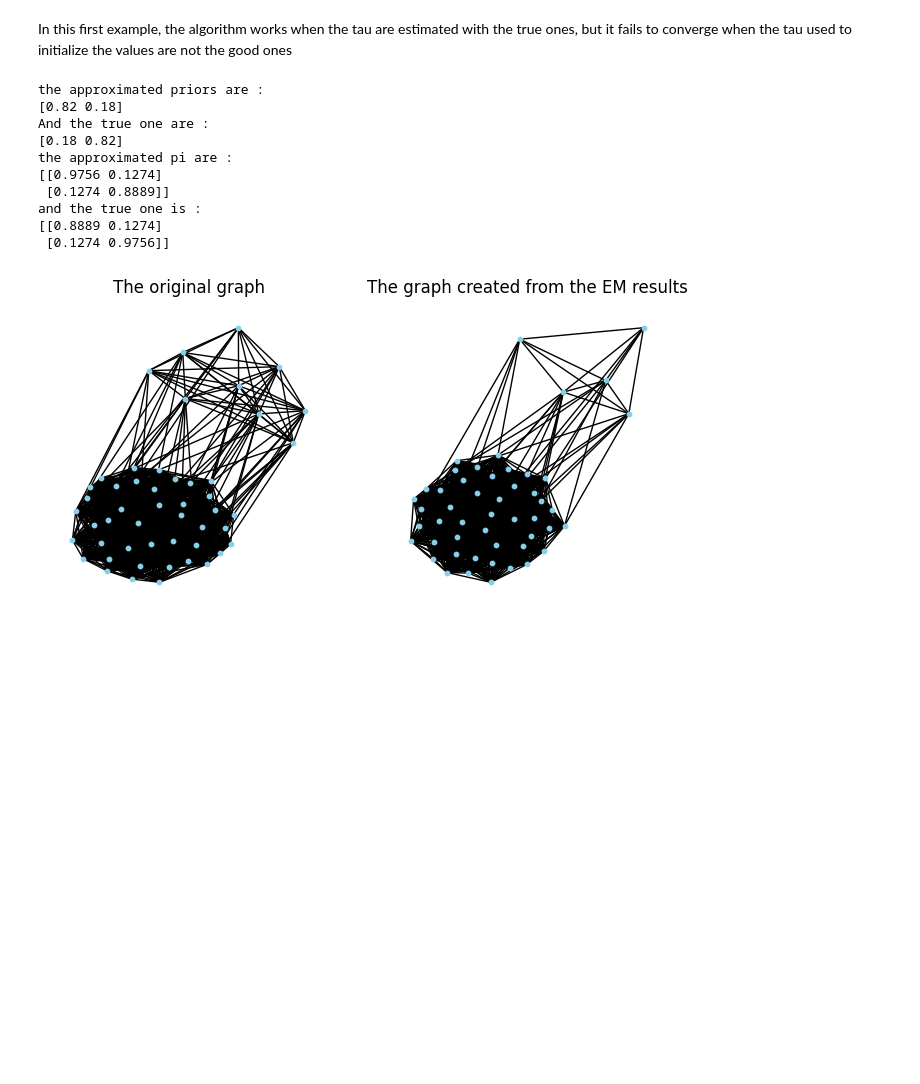
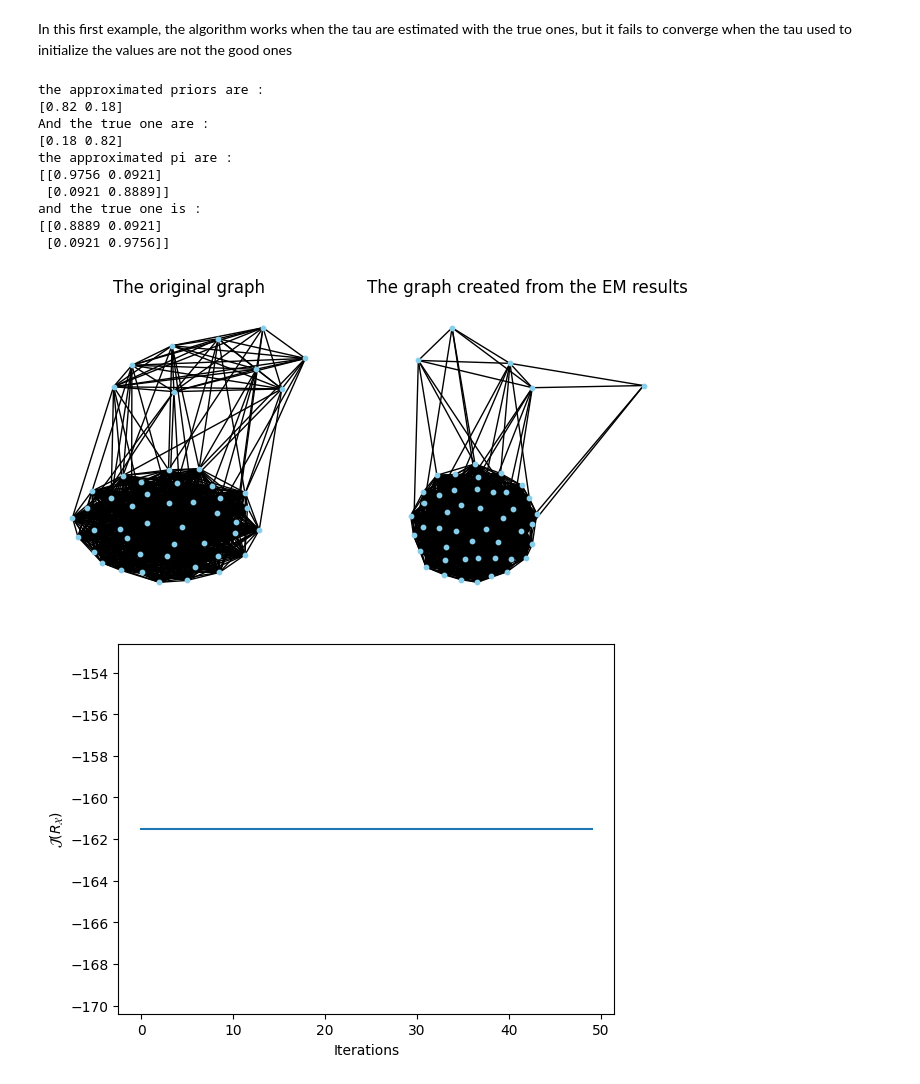
Before and after one commit to ElSacho/Mixture4graph, a Jupyter notebook: notebook_generate_and_EM.ipynb, the cells around one changed output. Drawn from its saved outputs; the diff is of its cells as text; code cells hidden in the pictures; blank space fills up the shorter version.

```diff
--- a/notebook_generate_and_EM.ipynb
+++ b/notebook_generate_and_EM.ipynb
@@ -13,39 +14,41 @@ np.random.seed(2)
 n_vertices = 50
 pi = np.array([[1,0.1],[0.1,1]])
 priors = np.array([0.2,0.8])
 n_clusters = len(priors)
 max_iter = 50
 
 graph, tau = generate_and_give_tau(n_vertices, pi , priors)
 
 X = get_X_from_graph(graph)
 emp_prior, emp_pi = return_priors_pi(X, tau.copy())
 # appro_priors, appro_pi = main_with_tau(X, tau.copy(), n_clusters, 50)
-appro_priors, appro_pi = main(X, n_clusters, max_iter)
+appro_priors, appro_pi, jrx = main(X, n_clusters, max_iter)
 print("the approximated priors are : ")
 print(appro_priors)
 print('And the true one are :')
 print(emp_prior)
 print('the approximated pi are :')
 print(appro_pi)
 print("and the true one is : ")
 print(emp_pi)
 
 np.random.seed(2)
 graph_emp, tau = generate_and_give_tau(n_vertices, appro_pi , appro_priors)
 show_multiple_graph([graph, graph_emp], ["The original graph", "The graph created from the EM results"], with_labels=False, node_size=10, font_size=1)
+plot_JRX(jrx)
 # %% [output]
 the approximated priors are :
 [0.82 0.18]
 And the true one are :
 [0.18 0.82]
 the approximated pi are :
-[[0.9756 0.1274]
- [0.1274 0.8889]]
+[[0.9756 0.0921]
+ [0.0921 0.8889]]
 and the true one is :
-[[0.8889 0.1274]
- [0.1274 0.9756]]
+[[0.8889 0.0921]
+ [0.0921 0.9756]]
-[figure, old version]
+[figure, new version]
+[figure, added]
 # %%
 np.random.seed(2)
 n_vertices = 10
```
Also changed, not shown: parts of 5 cells of this notebook, 3 other files.
